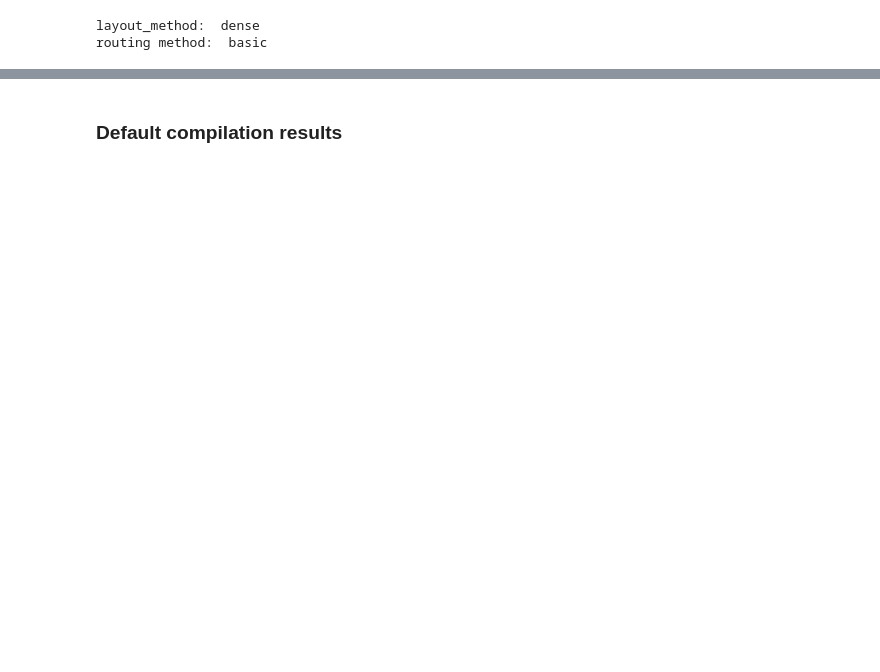
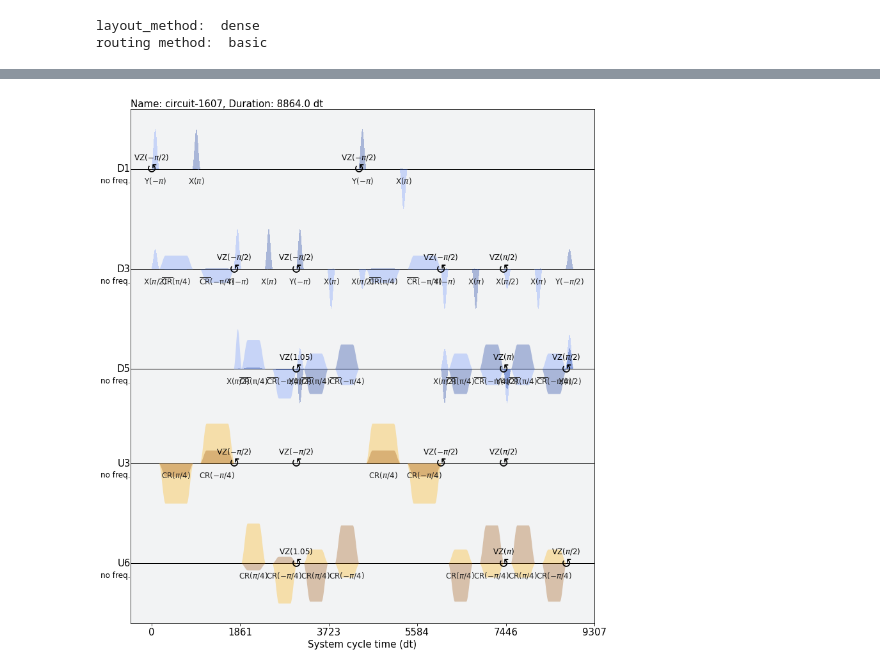
Before and after one commit to revilooliver/context-aware-decomposition, a Jupyter notebook: test_context_pulse_pass.ipynb, the cells around one changed output, grey strips where cells are left out. Cells and saved outputs as stored; diff of their text form; code cells hidden in the pictures; blank space fills up the shorter version.

```diff
--- a/test_context_pulse_pass.ipynb
+++ b/test_context_pulse_pass.ipynb
@@ -183,8 +169,14 @@ t_trios_circ.count_ops()
-# %% [markdown]
-### Default compilation results ###
 # %%
-from qiskit.compiler import transpile
-
-t_circ_original = transpile(t5, backend = backend, optimization_level = 3, seed_transpiler = 0)
+t_orign = transpile(t5, backend, optimization_level = 3)
+# %%
+t_orign_schedule = schedule(
+            circuits=t_orign,
+            backend=backend,
+            inst_map=None,
+            meas_map=None,
+            method=None,
+        )
 # %%
-t5.draw()
+t_orign_schedule.draw()
+# %% [output]
+[figure, added]
```
Also changed, not shown: parts of 38 cells of this notebook, 4 other files.
